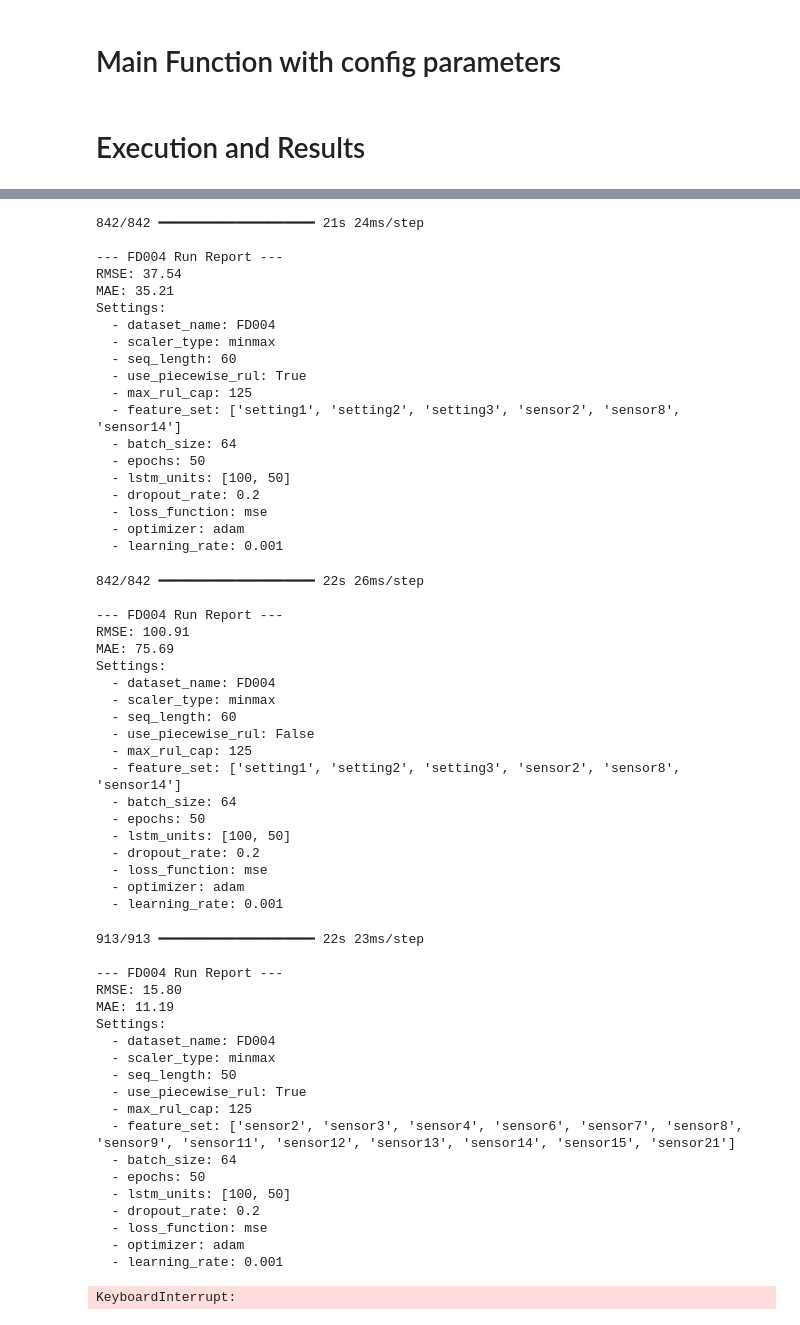
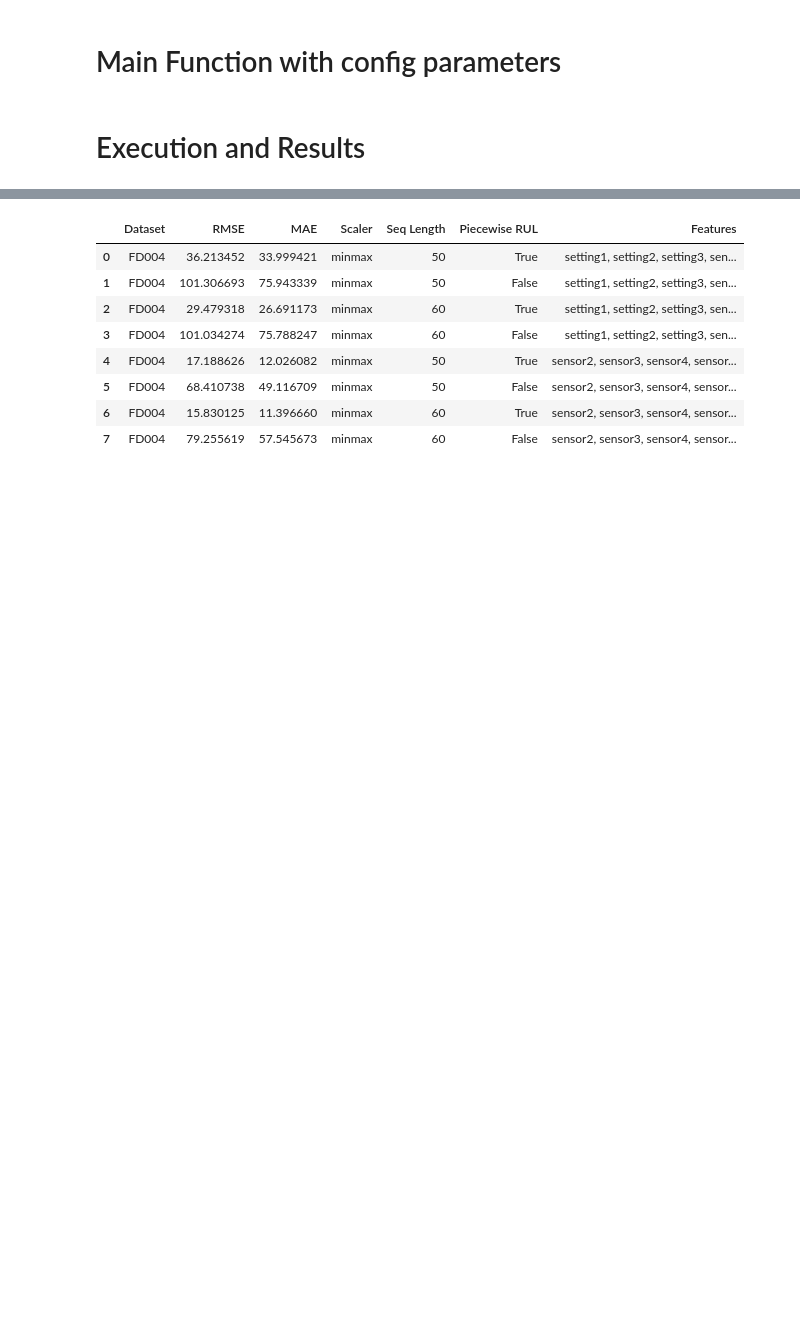
Before and after one commit to DGuilherme/PMTese, a Jupyter notebook: Untitled52.ipynb, the cells around one changed output, grey strips where cells are left out. Saved outputs shown, nothing was run; the diff lists cells and outputs as text; code cells hidden in the pictures; blank space fills up the shorter version.

```diff
--- a/Untitled52.ipynb
+++ b/Untitled52.ipynb
@@ -1388,7 +1633,7 @@ def run_lstm_experiment(config):
 # %%
 from docx import Document
 
-def save_experiment_to_docx(results_list, output_path="/content/drive/MyDrive/Python/predictive-maintenance-main/experiment_report_20250903.docx"):
+def save_experiment_to_docx(results_list, output_path="/content/drive/MyDrive/Python/predictive-maintenance-main/experiment_report_20250905_FD004.docx"):
     doc = Document()
     doc.add_heading("LSTM Experiment Results for RUL Prediction", level=1)
 
@@ -1407,7 +1652,7 @@ def save_experiment_to_docx(results_list, output_path="/content/drive/MyDrive/Py
 # %%
 results = []
 
-for config in test_configs:
+for config in test_configs_FD004:
     result = run_lstm_experiment(config)
     results.append(result)
 
@@ -1630,58 +1838,9 @@ Settings:
-842/842 ━━━━━━━━━━━━━━━━━━━━ 21s 24ms/step
-
---- FD004 Run Report ---
-RMSE: 37.54
-MAE: 35.21
-Settings:
-  - dataset_name: FD004
-  - scaler_type: minmax
-  - seq_length: 60
-  - use_piecewise_rul: True
-  - max_rul_cap: 125
-  - feature_set: ['setting1', 'setting2', 'setting3', 'sensor2', 'sensor8', 'sensor14']
-  - batch_size: 64
-  - epochs: 50
-  - lstm_units: [100, 50]
-  - dropout_rate: 0.2
-  - loss_function: mse
-  - optimizer: adam
-  - learning_rate: 0.001
-842/842 ━━━━━━━━━━━━━━━━━━━━ 22s 26ms/step
-
---- FD004 Run Report ---
-RMSE: 100.91
-MAE: 75.69
-Settings:
-  - dataset_name: FD004
-  - scaler_type: minmax
-  - seq_length: 60
-  - use_piecewise_rul: False
-  - max_rul_cap: 125
-  - feature_set: ['setting1', 'setting2', 'setting3', 'sensor2', 'sensor8', 'sensor14']
-  - batch_size: 64
-  - epochs: 50
-  - lstm_units: [100, 50]
-  - dropout_rate: 0.2
-  - loss_function: mse
-  - optimizer: adam
-  - learning_rate: 0.001
-913/913 ━━━━━━━━━━━━━━━━━━━━ 22s 23ms/step
-
---- FD004 Run Report ---
-RMSE: 15.80
-MAE: 11.19
-Settings:
-  - dataset_name: FD004
-  - scaler_type: minmax
-  - seq_length: 50
-  - use_piecewise_rul: True
-  - max_rul_cap: 125
-  - feature_set: ['sensor2', 'sensor3', 'sensor4', 'sensor6', 'sensor7', 'sensor8', 'sensor9', 'sensor11', 'sensor12', 'sensor13', 'sensor14', 'sensor15', 'sensor21']
-  - batch_size: 64
-  - epochs: 50
-  - lstm_units: [100, 50]
-  - dropout_rate: 0.2
-  - loss_function: mse
-  - optimizer: adam
-  - learning_rate: 0.001
-KeyboardInterrupt:
+|  | Dataset | RMSE | MAE | Scaler | Seq Length | Piecewise RUL | Features |
+| 0 | FD004 | 36.213452 | 33.999421 | minmax | 50 | True | setting1, setting2, setting3, sen... |
+| 1 | FD004 | 101.306693 | 75.943339 | minmax | 50 | False | setting1, setting2, setting3, sen... |
+| 2 | FD004 | 29.479318 | 26.691173 | minmax | 60 | True | setting1, setting2, setting3, sen... |
+| 3 | FD004 | 101.034274 | 75.788247 | minmax | 60 | False | setting1, setting2, setting3, sen... |
+| 4 | FD004 | 17.188626 | 12.026082 | minmax | 50 | True | sensor2, sensor3, sensor4, sensor... |
+| 5 | FD004 | 68.410738 | 49.116709 | minmax | 50 | False | sensor2, sensor3, sensor4, sensor... |
+| 6 | FD004 | 15.830125 | 11.396660 | minmax | 60 | True | sensor2, sensor3, sensor4, sensor... |
+| 7 | FD004 | 79.255619 | 57.545673 | minmax | 60 | False | sensor2, sensor3, sensor4, sensor... |
```
Also changed, not shown: parts of 4 cells of this notebook.
